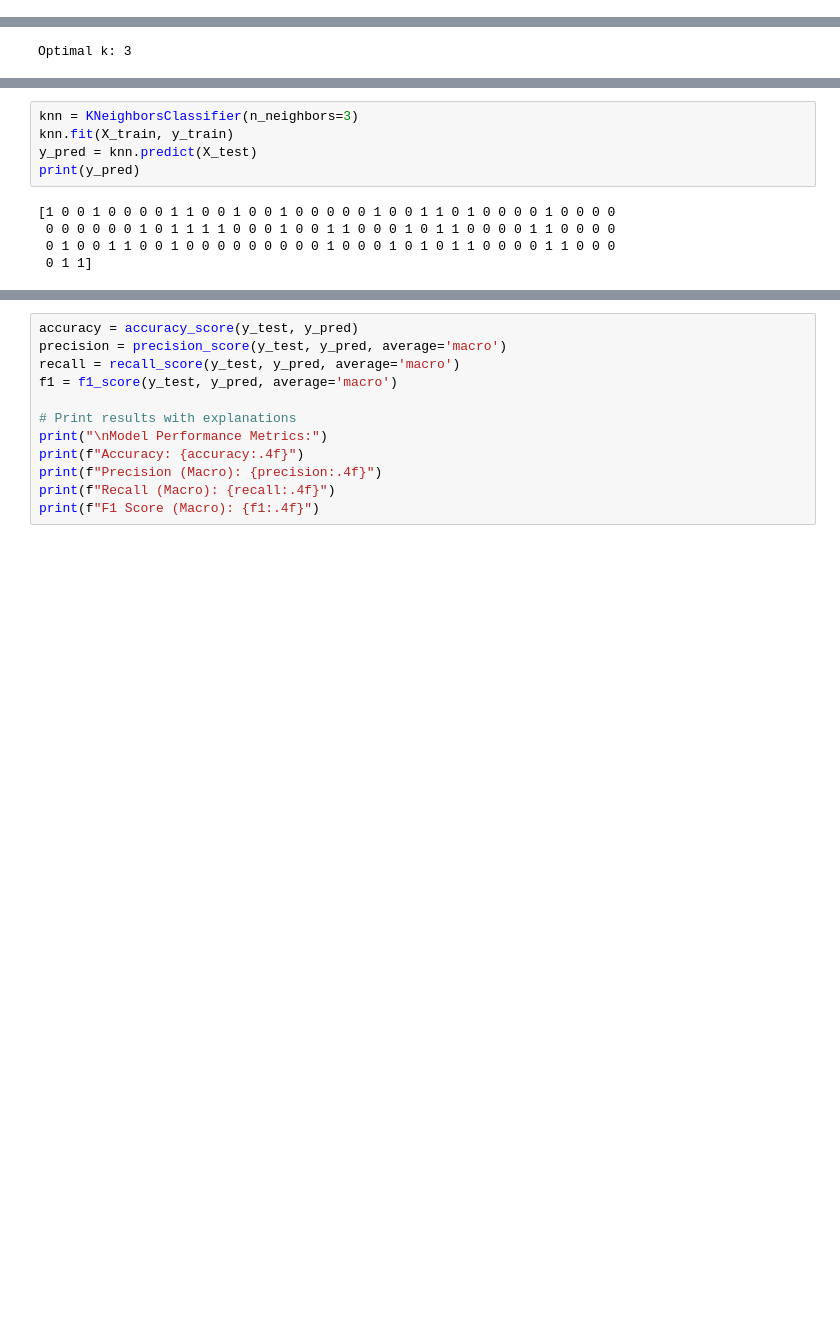
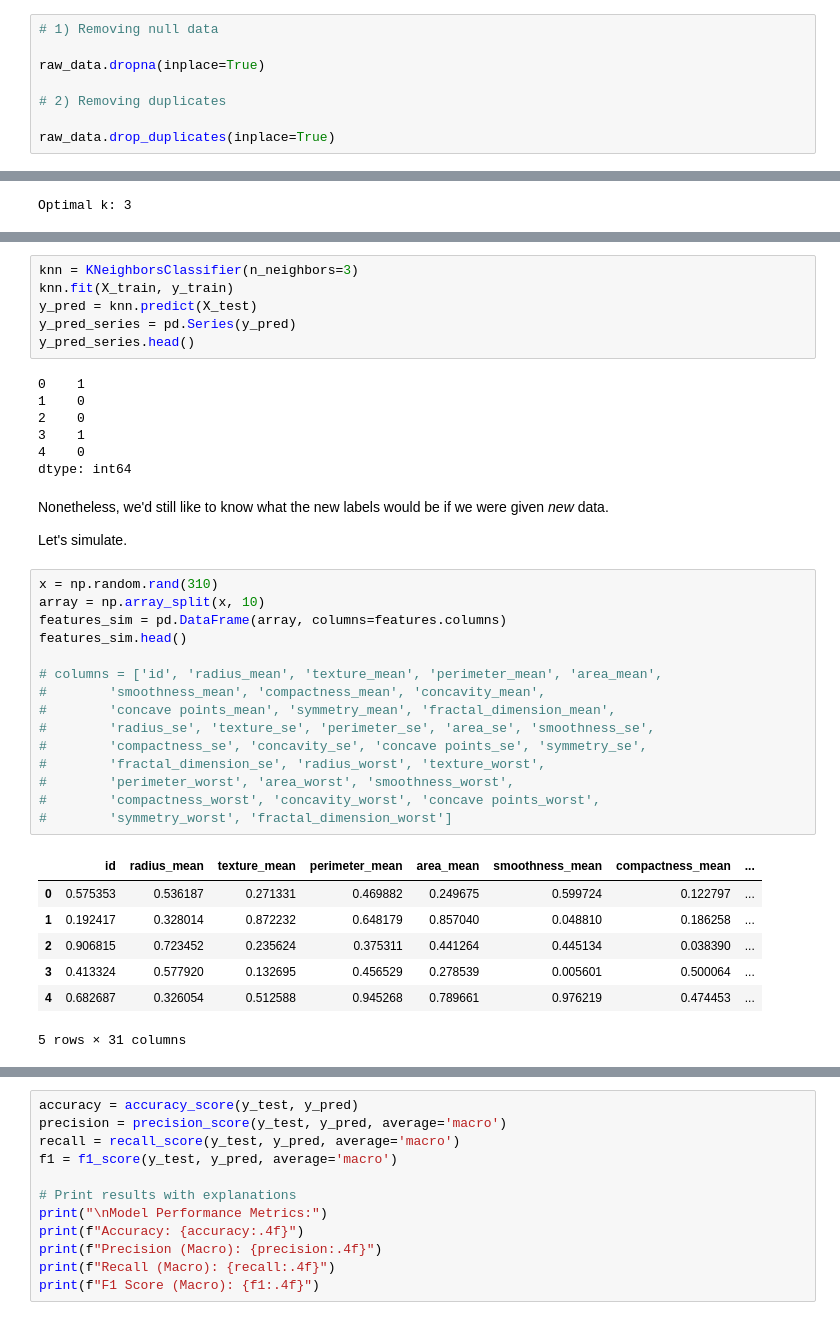
Before and after one commit to add0794/knn-breast-cancer-prediction, a Jupyter notebook: main.ipynb, the cells around one changed output, grey strips where cells are left out. Cells and saved outputs as stored; diff of their text form; blank space fills up the shorter version.

```diff
--- a/main.ipynb
+++ b/main.ipynb
@@ -162 +184,9 @@ raw_data['diagnosis'] = raw_data['diagnosis'].map({'M': 1, 'B': 0})
+# %%
+# 1) Removing null data
+
+raw_data.dropna(inplace=True)
+
+# 2) Removing duplicates
+
+raw_data.drop_duplicates(inplace=True)
 # %% [markdown]
@@ -345,9 +391,39 @@ Let's use k = 3 to fit our model.
 knn = KNeighborsClassifier(n_neighbors=3)
 knn.fit(X_train, y_train)
 y_pred = knn.predict(X_test)
-print(y_pred)
+y_pred_series = pd.Series(y_pred)
+y_pred_series.head()
 # %% [output]
-[1 0 0 1 0 0 0 0 1 1 0 0 1 0 0 1 0 0 0 0 0 1 0 0 1 1 0 1 0 0 0 0 1 0 0 0 0
- 0 0 0 0 0 0 1 0 1 1 1 1 0 0 0 1 0 0 1 1 0 0 0 1 0 1 1 0 0 0 0 1 1 0 0 0 0
- 0 1 0 0 1 1 0 0 1 0 0 0 0 0 0 0 0 0 1 0 0 0 1 0 1 0 1 1 0 0 0 0 1 1 0 0 0
- 0 1 1]
+0    1
+1    0
+2    0
+3    1
+4    0
+dtype: int64
+# %% [markdown]
+Nonetheless, we'd still like to know what the new labels would be if we were given *new* data.
+
+Let's simulate.
+# %%
+x = np.random.rand(310)
+array = np.array_split(x, 10)
+features_sim = pd.DataFrame(array, columns=features.columns)
+features_sim.head()
+
+# columns = ['id', 'radius_mean', 'texture_mean', 'perimeter_mean', 'area_mean',
+#        'smoothness_mean', 'compactness_mean', 'concavity_mean',
+#        'concave points_mean', 'symmetry_mean', 'fractal_dimension_mean',
+#        'radius_se', 'texture_se', 'perimeter_se', 'area_se', 'smoothness_se',
+#        'compactness_se', 'concavity_se', 'concave points_se', 'symmetry_se',
+#        'fractal_dimension_se', 'radius_worst', 'texture_worst',
+#        'perimeter_worst', 'area_worst', 'smoothness_worst',
+#        'compactness_worst', 'concavity_worst', 'concave points_worst',
+#        'symmetry_worst', 'fractal_dimension_worst']
+# %% [output]
+|  | id | radius_mean | texture_mean | perimeter_mean | area_mean | smoothness_mean | compactness_mean | ... |
+| 0 | 0.575353 | 0.536187 | 0.271331 | 0.469882 | 0.249675 | 0.599724 | 0.122797 | ... |
+| 1 | 0.192417 | 0.328014 | 0.872232 | 0.648179 | 0.857040 | 0.048810 | 0.186258 | ... |
+| 2 | 0.906815 | 0.723452 | 0.235624 | 0.375311 | 0.441264 | 0.445134 | 0.038390 | ... |
+| 3 | 0.413324 | 0.577920 | 0.132695 | 0.456529 | 0.278539 | 0.005601 | 0.500064 | ... |
+| 4 | 0.682687 | 0.326054 | 0.512588 | 0.945268 | 0.789661 | 0.976219 | 0.474453 | ... |
+5 rows × 31 columns
```
Also changed, not shown: parts of 42 cells of this notebook.
